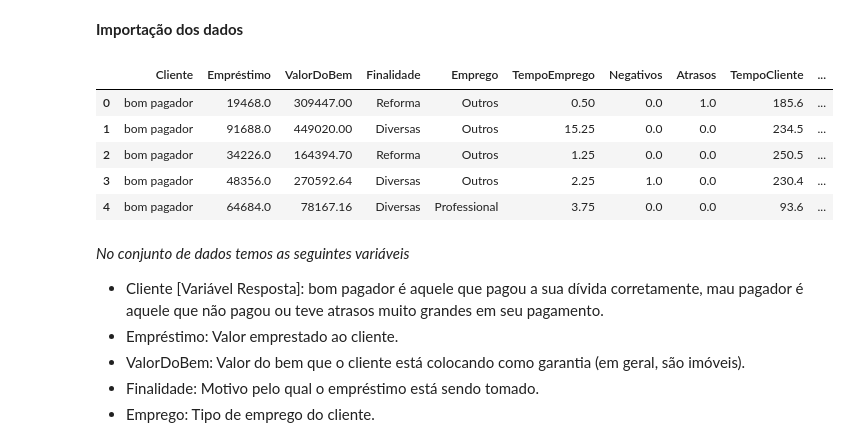
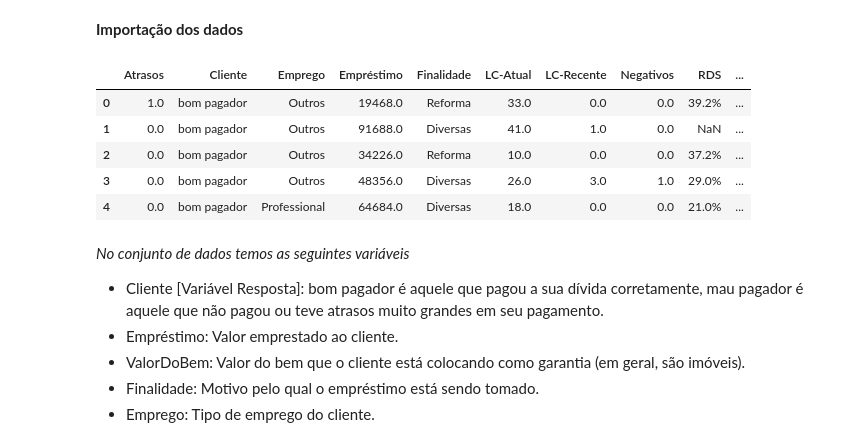
Before and after one commit to JosenildoJunior/Competicao_ML, a Jupyter notebook: 11ª_CompeticaoFLAI.ipynb, the cells around one changed output. Cells and saved outputs as stored; diff of their text form; code cells hidden in the pictures.

```diff
--- a/11ª_CompeticaoFLAI.ipynb
+++ b/11ª_CompeticaoFLAI.ipynb
@@ -39,21 +39,21 @@ import matplotlib.pyplot as plt
 # %%
 # Fonte:
 
 # Dados de treino
 df = pd.read_csv('/content/drive/MyDrive/Dados/treinoFLAI_competicao.csv')
 
-# Dados de teste
-teste = pd.read_csv('/content/drive/MyDrive/Dados/testeFLAI_competicao.csv')
+# Ajustando a ordem das colunas DF
+df.sort_index(axis=1, inplace = True)
 
 # Visualizando as primeiras linhas do DF
 df.head()
 # %% [output]
-|  | Cliente | Empréstimo | ValorDoBem | Finalidade | Emprego | TempoEmprego | Negativos | Atrasos | TempoCliente | ... |
-| 0 | bom pagador | 19468.0 | 309447.00 | Reforma | Outros | 0.50 | 0.0 | 1.0 | 185.6 | ... |
-| 1 | bom pagador | 91688.0 | 449020.00 | Diversas | Outros | 15.25 | 0.0 | 0.0 | 234.5 | ... |
-| 2 | bom pagador | 34226.0 | 164394.70 | Reforma | Outros | 1.25 | 0.0 | 0.0 | 250.5 | ... |
-| 3 | bom pagador | 48356.0 | 270592.64 | Diversas | Outros | 2.25 | 1.0 | 0.0 | 230.4 | ... |
-| 4 | bom pagador | 64684.0 | 78167.16 | Diversas | Professional | 3.75 | 0.0 | 0.0 | 93.6 | ... |
+|  | Atrasos | Cliente | Emprego | Empréstimo | Finalidade | LC-Atual | LC-Recente | Negativos | RDS | ... |
+| 0 | 1.0 | bom pagador | Outros | 19468.0 | Reforma | 33.0 | 0.0 | 0.0 | 39.2% | ... |
+| 1 | 0.0 | bom pagador | Outros | 91688.0 | Diversas | 41.0 | 1.0 | 0.0 | NaN | ... |
+| 2 | 0.0 | bom pagador | Outros | 34226.0 | Reforma | 10.0 | 0.0 | 0.0 | 37.2% | ... |
+| 3 | 0.0 | bom pagador | Outros | 48356.0 | Diversas | 26.0 | 3.0 | 1.0 | 29.0% | ... |
+| 4 | 0.0 | bom pagador | Professional | 64684.0 | Diversas | 18.0 | 0.0 | 0.0 | 21.0% | ... |
 # %% [markdown]
 *No conjunto de dados temos as seguintes variáveis*
 * Cliente [Variável Resposta]: bom pagador é aquele que pagou a sua dívida corretamente, mau
```
Also changed, not shown: parts of 86 cells of this notebook.
